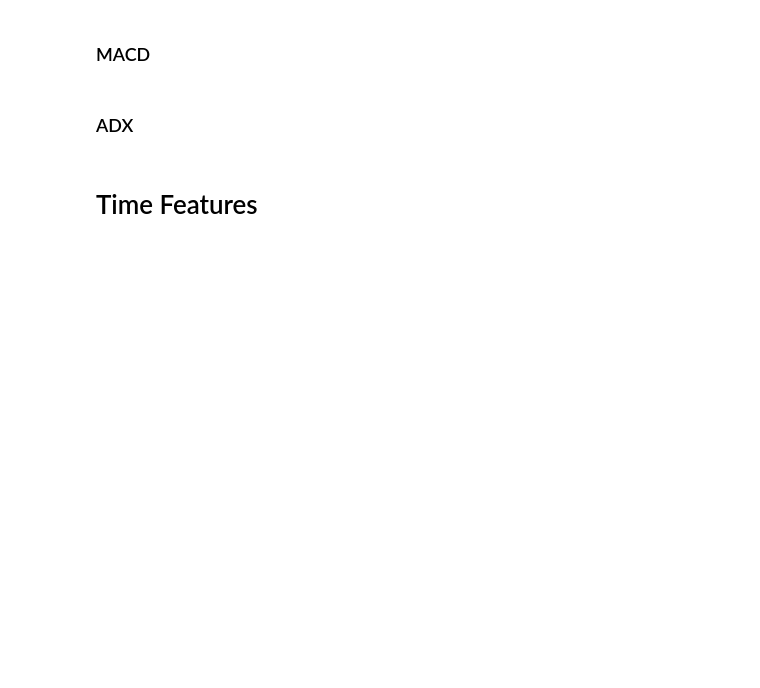
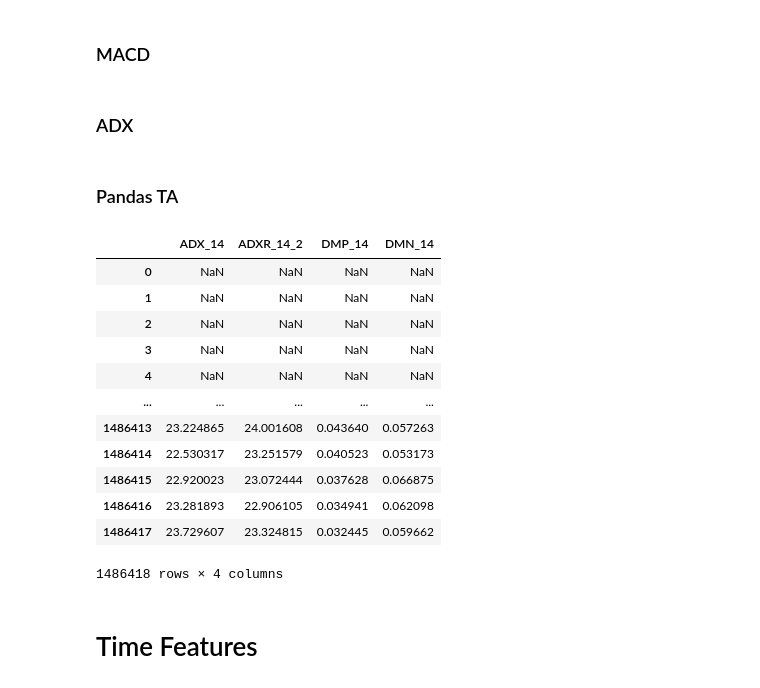
Before and after one commit to chillmelon/fxml, a Jupyter notebook: notebook/Feature_Engineering_04.2_technical_indicators.ipynb, the cells around one changed output. Drawn from its saved outputs; the diff is of its cells as text; code cells hidden in the pictures; blank space fills up the shorter version.

Commit message:
refactor: technical analysis with pandas-ta

```diff
--- a/notebook/Feature_Engineering_04.2_technical_indicators.ipynb
+++ b/notebook/Feature_Engineering_04.2_technical_indicators.ipynb
@@ -77,0 +141,7 @@ df['ema20_slope'] = ema20_slope
+# %%
+df['atr20'] = pdta.atr(
+    df.high,
+    df.low,
+    df.close,
+    length=20,
+)
@@ -78,20 +161,2 @@ df['ema20_slope'] = ema20_slope
 # %%
-atr14 = AverageTrueRange(
-    high=df['high'],
-    low=df['low'],
-    close=df['close'],
-    window=14
-)
-df['atr14'] = atr14.average_true_range()
-
-atr20 = AverageTrueRange(
-    high=df['high'],
-    low=df['low'],
-    close=df['close'],
-    window=20
-)
-df['atr20'] = atr20.average_true_range()
-df['vol_adj_return'] = df['close_log_return'] / df['atr20']
 df['close_to_atr'] = df['close_delta'] / df['atr20']
-# %%
-df['atr20'] = df['atr20'].replace(0.0, np.nan)
@@ -115,3 +185,11 @@ Name: atr20, Length: 1487207, dtype: bool
+# %%
+df = pd.concat([
+    df,
+    pdta.bbands(
+        df.close,
+        length=5,
+    )
+])
 # %%
 bb = BollingerBands(
     close=df['close'],
@@ -182,6 +260,29 @@ df["adx14"] = adx14.adx()
 # +DI / -DI
 df["plus_di14"] = adx14.adx_pos()
 df["minus_di14"] = adx14.adx_neg()
+# %% [markdown]
+### Pandas TA
+# %%
+pdta.adx(
+    high=df["high"],
+    low=df["low"],
+    close=df["close"],
+    window=14,
+)
+# %% [output]
+|  | ADX_14 | ADXR_14_2 | DMP_14 | DMN_14 |
+| 0 | NaN | NaN | NaN | NaN |
+| 1 | NaN | NaN | NaN | NaN |
+| 2 | NaN | NaN | NaN | NaN |
+| 3 | NaN | NaN | NaN | NaN |
+| 4 | NaN | NaN | NaN | NaN |
+| ... | ... | ... | ... | ... |
+| 1486413 | 23.224865 | 24.001608 | 0.043640 | 0.057263 |
+| 1486414 | 22.530317 | 23.251579 | 0.040523 | 0.053173 |
+| 1486415 | 22.920023 | 23.072444 | 0.037628 | 0.066875 |
+| 1486416 | 23.281893 | 22.906105 | 0.034941 | 0.062098 |
+| 1486417 | 23.729607 | 23.324815 | 0.032445 | 0.059662 |
+1486418 rows × 4 columns
 # %% [markdown]
 # Time Features
 # %%
```
Also changed, not shown: parts of 9 cells of this notebook.
